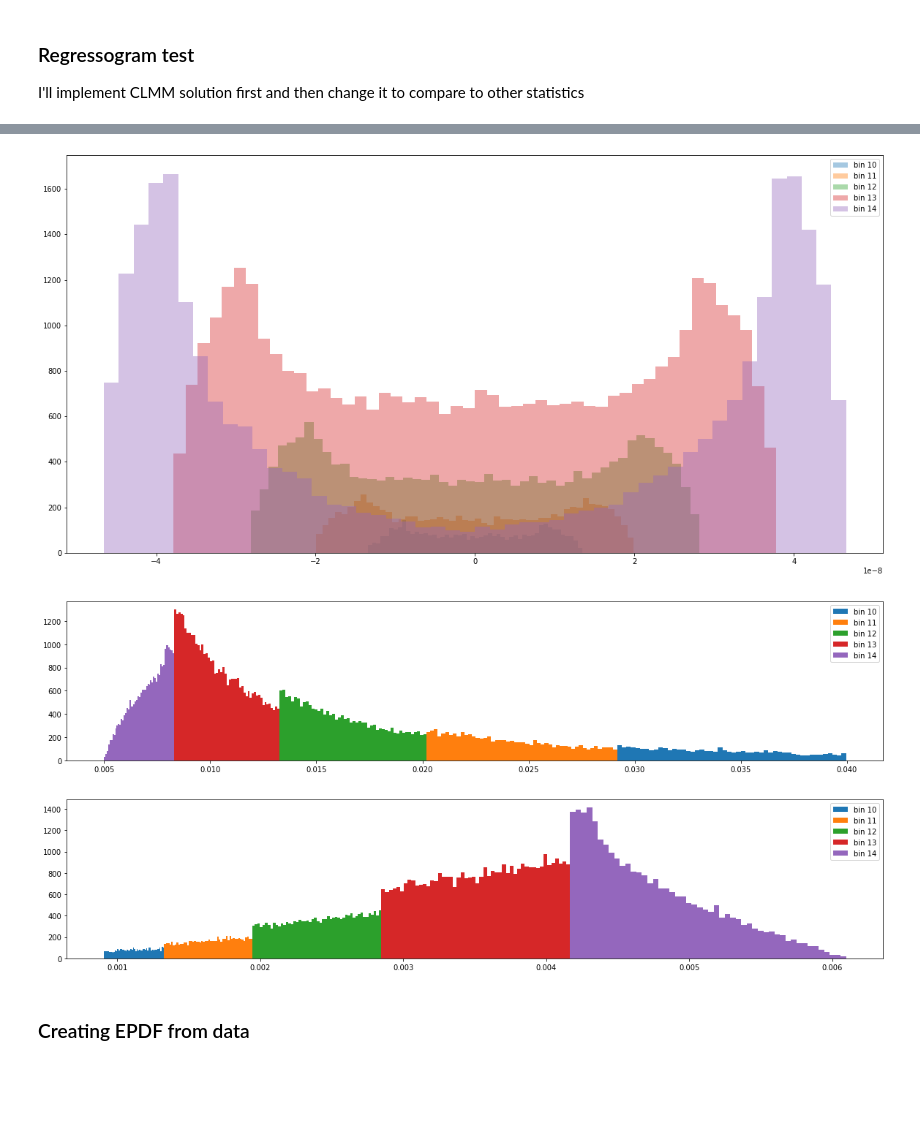
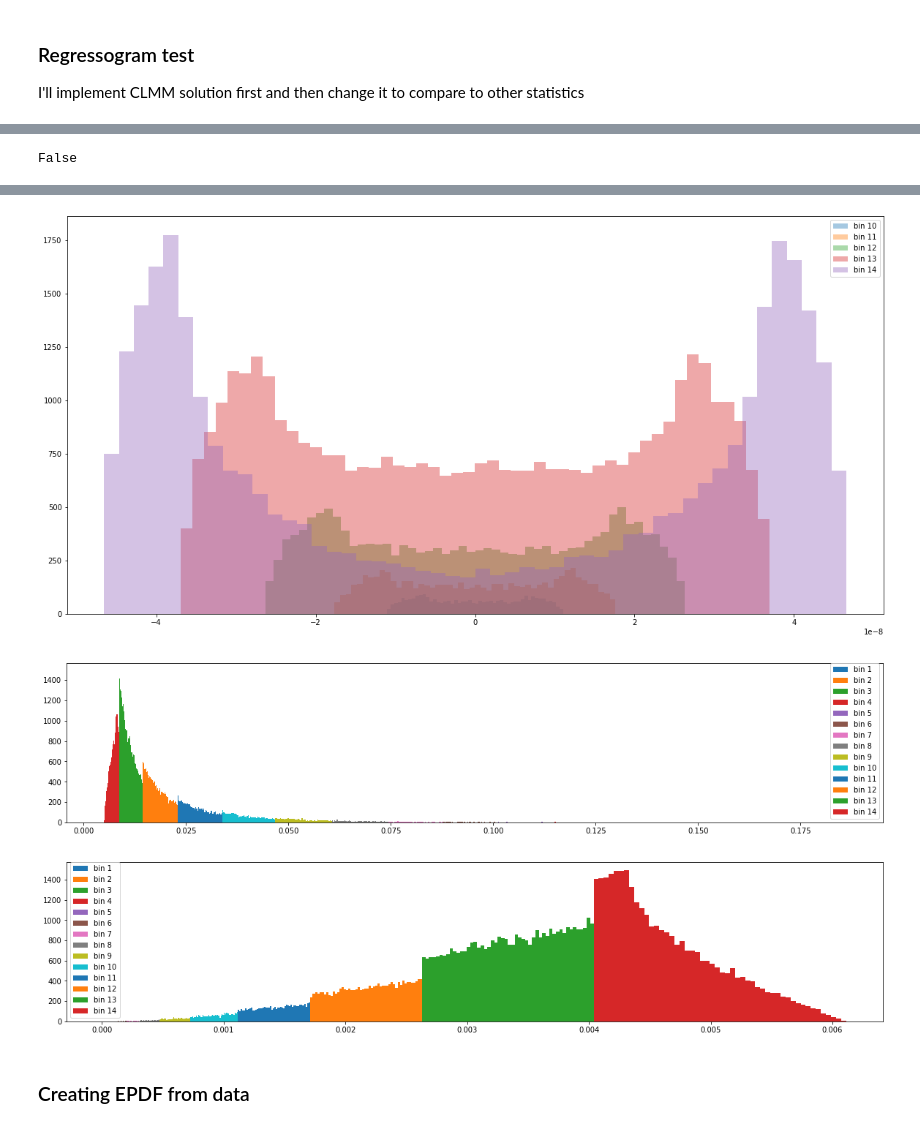
Before and after one commit to caioolivv/masters, a Jupyter notebook: CLMM Regressogram/CLMM_test.ipynb, the cells around one changed output, grey strips where cells are left out. Cells and saved outputs as stored; diff of their text form; code cells hidden in the pictures; blank space fills up the shorter version.

```diff
--- a/CLMM Regressogram/CLMM_test.ipynb
+++ b/CLMM Regressogram/CLMM_test.ipynb
@@ -65,7 +65,7 @@ cluster_id = "CL_ideal"
 cl1 = clmm.GalaxyCluster(cluster_id, cluster_ra, cluster_dec,
                                cluster_z, ideal_data)
 
-theta1, g_t1, g_x1 = cl1.compute_tangential_and_cross_components(geometry="flat")
+theta1, g_t1, g_x1 = cl1.compute_tangential_and_cross_components(geometry="curve")
 
 # bin_edges = da.make_bins(5.2e-5, 6e-3, 15, method='evenlog10width')
 bin_edges = da.make_bins(0.7, 4, 15, method='evenlog10width')
@@ -96,6 +96,8 @@ radius_min   radius  radius_max     gt      gt_err      gx       gx_err      z
 # %%
-bin_edges = da.make_bins(2e-5, 6.1e-3, 15, method='evenlog10width')
+bin_edges = da.make_bins(1e-5, 6.2e-3, 15, method='evenlog10width')
 gal_bins = binned_statistic(theta1, [theta1, g_t1], statistic='count', bins=bin_edges)[2]
 
-gal_bins
+print(bin_edges)
+
+len(gal_bins)
 # %% [output]
@@ -122,3 +153,21 @@ array([12, 13, 15, ..., 13, 14, 15])
+# %%
+nhaca = np.logical_or(gal_bins==201,gal_bins==0)
+nhaca = np.logical_not(nhaca)
+
+
+bin_gals0 = [[] for gal_bin in gal_bins]
+i = 0
+for gal_bin in gal_bins:
+    bin_gals0[gal_bin].append(i)
+    i=i+1
+
+test = True
+for a,b in zip(bins_gal,bin_gals0):
+    test = test and np.array_equal(a,b)
+
+print (test)
+# %% [output]
+False
 # %%
 bins_gal_theta = []
 for i in range(15):
@@ -172,7 +221,7 @@ for data in [bins_gal_gt, bins_gal_theta]:
     fig, ax = plt.subplots(1, 1, figsize=(20,4), facecolor="white")
 
 
-    for i in range(10, 15):
+    for i in range(1,15):
         ax.hist(data[i], bins=50, label=f"bin {i}")
     ax.legend()
 # %% [output]
@@ -180,6 +229,6 @@ for data in [bins_gal_gt, bins_gal_theta]:
-[figure, old version]
+[figure, new version]
-[figure, old version]
+[figure, new version]
-[figure, old version]
+[figure, new version]
 # %% [markdown]
 ### Creating EPDF from data
 # %%
```
Also changed, not shown: parts of 6 cells of this notebook.
